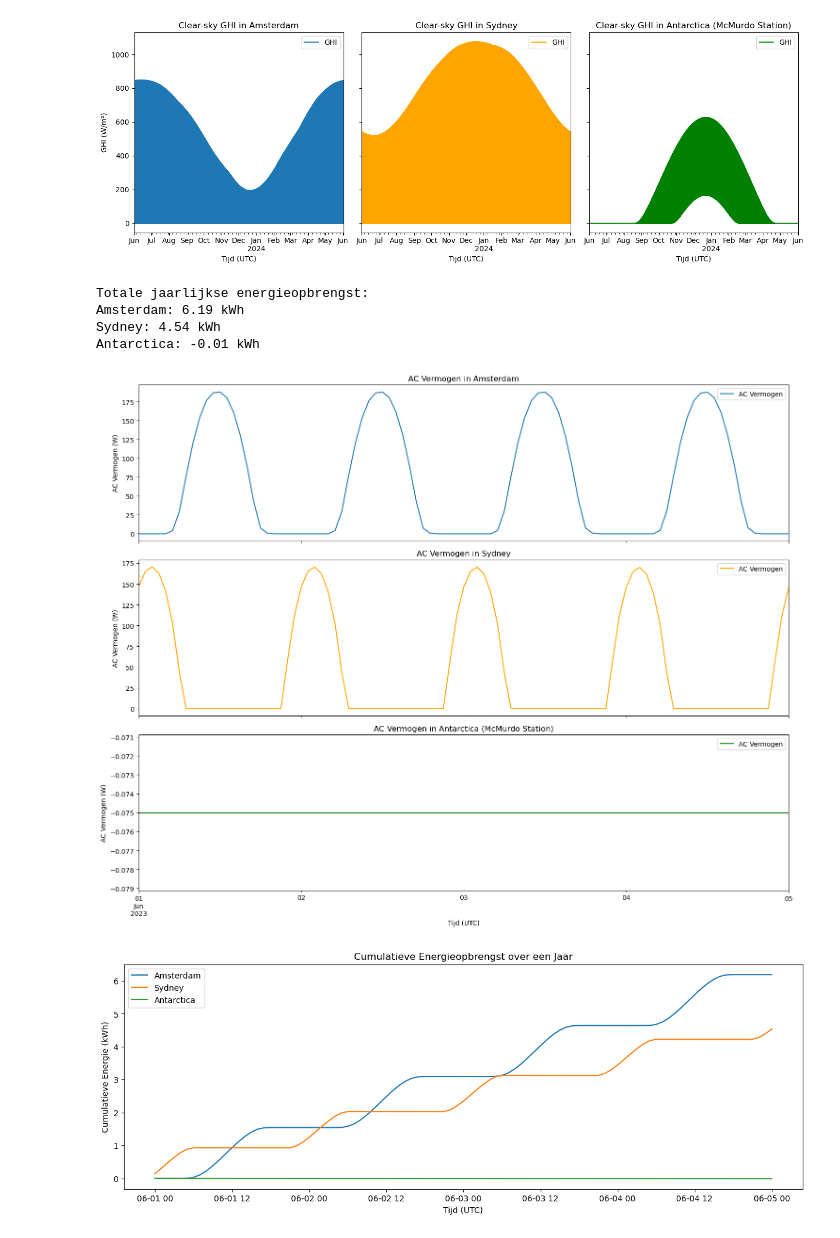
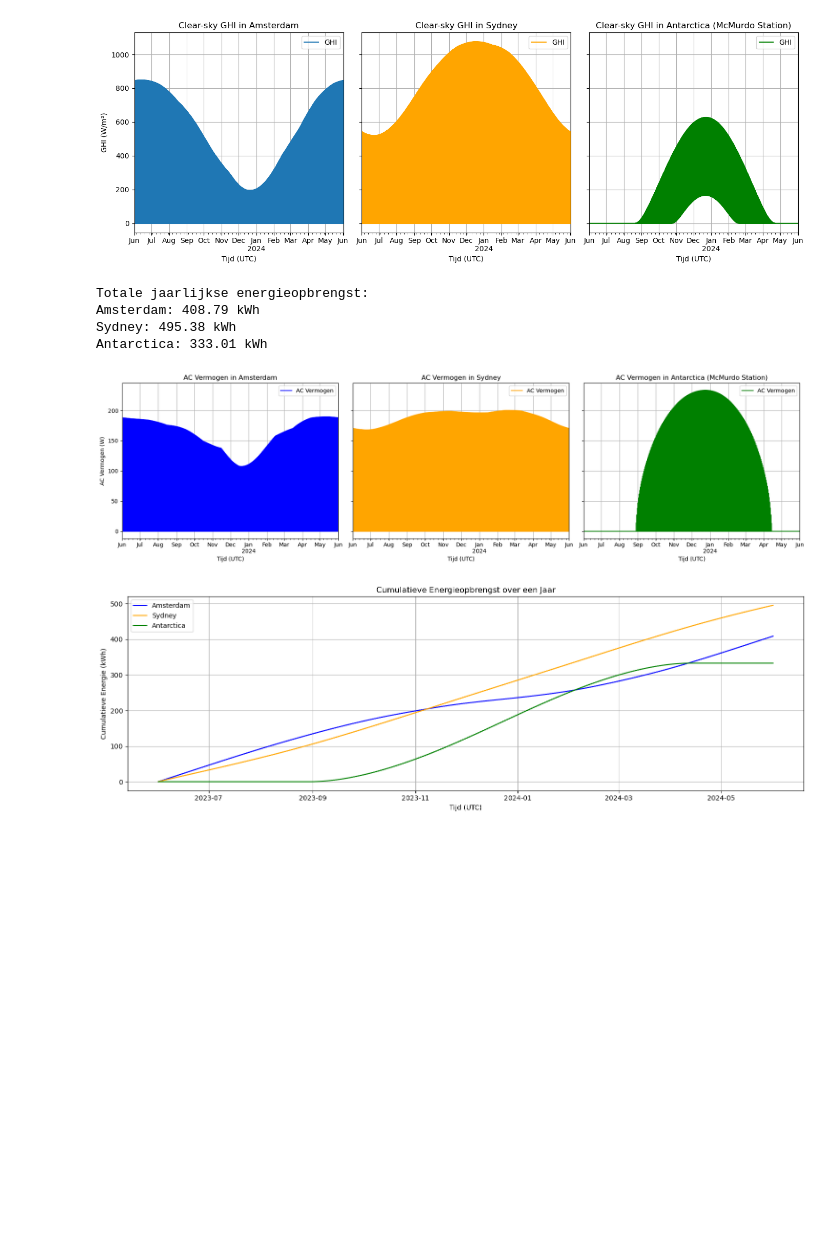
Before and after one commit to Qrax/PV-Systems-Data, a Jupyter notebook: PVlib simulaties oefenen.ipynb, the cells around one changed output. Cells and saved outputs as stored; diff of their text form; code cells hidden in the pictures; blank space fills up the shorter version.

```diff
--- a/PVlib simulaties oefenen.ipynb
+++ b/PVlib simulaties oefenen.ipynb
@@ -44,9 +44,10 @@ clearsky_antarctica = location_antarctica.get_clearsky(times, model='ineichen')
 
 # Creëer een figure met twee subplots naast elkaar
 fig, axes = plt.subplots(1, 3, figsize=(14, 5), sharey=True)
-
+plt.grid(True)
 # Plot voor Amsterdam
 clearsky_amsterdam['ghi'].plot(ax=axes[0], label='GHI')
+axes[0].grid(True)
 axes[0].set_ylabel('GHI (W/m²)')
 axes[0].set_xlabel('Tijd (UTC)')
 axes[0].set_title('Clear-sky GHI in {}'.format(name_amsterdam))
@@ -54,6 +55,7 @@ axes[0].legend()
 
 # Plot voor Sydney
 clearsky_sydney['ghi'].plot(ax=axes[1], label='GHI', color='orange')
+axes[1].grid(True)
 axes[1].set_ylabel('GHI (W/m²)')
 axes[1].set_xlabel('Tijd (UTC)')
 axes[1].set_title('Clear-sky GHI in {}'.format(name_sydney))
@@ -61,6 +63,7 @@ axes[1].legend()
 
 # Plot voor Antarctica
 clearsky_antarctica['ghi'].plot(ax=axes[2], label='GHI', color='green')
+axes[2].grid(True)
 axes[2].set_ylabel('GHI (W/m²)')
 axes[2].set_xlabel('Tijd (UTC)')
 axes[2].set_title('Clear-sky GHI in {}'.format(name_antarctica))
@@ -69,7 +72,7 @@ axes[2].legend()
 plt.tight_layout()
 plt.show()
 # %% [output]
-[figure, old version]
+[figure, new version]
 # %%
 import pvlib
 import numpy as np
@@ -96,12 +99,32 @@ timezone_antarctica = 'Antarctica/McMurdo'
 name_antarctica = 'Antarctica (McMurdo Station)'
 
 # Initialiseer locaties
-location_amsterdam = Location(latitude=latitude_amsterdam, longitude=longitude_amsterdam, tz=timezone_amsterdam, name=name_amsterdam)
-location_sydney = Location(latitude=latitude_sydney, longitude=longitude_sydney, tz=timezone_sydney, name=name_sydney)
-location_antarctica = Location(latitude=latitude_antarctica, longitude=longitude_antarctica, tz=timezone_antarctica, name=name_antarctica)
+location_amsterdam = Location(
+    latitude=latitude_amsterdam,
+    longitude=longitude_amsterdam,
+    tz=timezone_amsterdam,
+    name=name_amsterdam
+)
+location_sydney = Location(
+    latitude=latitude_sydney,
+    longitude=longitude_sydney,
+    tz=timezone_sydney,
+    name=name_sydney
+)
+location_antarctica = Location(
+    latitude=latitude_antarctica,
+    longitude=longitude_antarctica,
+    tz=timezone_antarctica,
+    name=name_antarctica
+)
 
 # Definieer de tijdstippen in UTC over een jaar
-times = pd.date_range(start='2023-06-01', end='2023-06-05', freq='1H', tz='UTC')
+times = pd.date_range(
+    start='2023-06-01',
+    end='2024-06-01',
+    freq='1H',
+    tz='UTC'
+)
 
 # Bereken de zonnepositie
 solar_position_amsterdam = location_amsterdam.get_solarposition(times)
@@ -171,12 +194,6 @@ mc_amsterdam.run_model(weather_amsterdam)
 mc_sydney.run_model(weather_sydney)
 mc_antarctica.run_model(weather_antarctica)
 
-# Voer de berekeningen uit met weergegevens
-mc_amsterdam.run_model(weather_amsterdam)
-mc_sydney.run_model(weather_sydney)
-mc_antarctica.run_model(weather_antarctica)
-
-
 # Haal de AC-vermogenoutput op
 ac_power_amsterdam = mc_amsterdam.results.ac
 ac_power_sydney = mc_sydney.results.ac
@@ -192,49 +209,54 @@ print('Amsterdam: {:.2f} kWh'.format(energy_amsterdam))
 print('Sydney: {:.2f} kWh'.format(energy_sydney))
 print('Antarctica: {:.2f} kWh'.format(energy_antarctica))
 
-# Visualiseer de AC-vermogenoutput
-fig, axes = plt.subplots(3, 1, figsize=(15, 12), sharex=True)
+# Visualiseer de AC-vermogenoutput met subplots naast elkaar
+fig, axes = plt.subplots(1, 3, figsize=(18, 5), sharey=True)
 
 # Plot voor Amsterdam
-ac_power_amsterdam.plot(ax=axes[0], label='AC Vermogen')
+ac_power_amsterdam.plot(ax=axes[0], label='AC Vermogen', color='blue')
+axes[0].grid(True)
 axes[0].set_ylabel('AC Vermogen (W)')
 axes[0].set_title('AC Vermogen in {}'.format(name_amsterdam))
+axes[0].set_xlabel('Tijd (UTC)')
 axes[0].legend()
 
 # Plot voor Sydney
 ac_power_sydney.plot(ax=axes[1], label='AC Vermogen', color='orange')
-axes[1].set_ylabel('AC Vermogen (W)')
+axes[1].grid(True)
 axes[1].set_title('AC Vermogen in {}'.format(name_sydney))
+axes[1].set_xlabel('Tijd (UTC)')
 axes[1].legend()
 
 # Plot voor Antarctica
 ac_power_antarctica.plot(ax=axes[2], label='AC Vermogen', color='green')
-axes[2].set_ylabel('AC Vermogen (W)')
+axes[2].grid(True)
 axes[2].set_title('AC Vermogen in {}'.format(name_antarctica))
+axes[2].set_xlabel('Tijd (UTC)')
 axes[2].legend()
 
-plt.xlabel('Tijd (UTC)')
 plt.tight_layout()
 plt.show()
 
-# Visualiseer de cumulatieve energieopbrengst
+# Visualiseer de cumulatieve energieopbrengst (blijft zoals het was)
 cumulative_energy_amsterdam = ac_power_amsterdam.cumsum() / 1000  # in kWh
 cumulative_energy_sydney = ac_power_sydney.cumsum() / 1000
 cumulative_energy_antarctica = ac_power_antarctica.cumsum() / 1000
 
 plt.figure(figsize=(15, 5))
-plt.plot(cumulative_energy_amsterdam.index, cumulative_energy_amsterdam, label='Amsterdam')
-plt.plot(cumulative_energy_sydney.index, cumulative_energy_sydney, label='Sydney')
-plt.plot(cumulative_energy_antarctica.index, cumulative_energy_antarctica, label='Antarctica')
+plt.plot(cumulative_energy_amsterdam.index, cumulative_energy_amsterdam, label='Amsterdam', color='blue')
+plt.plot(cumulative_energy_sydney.index, cumulative_energy_sydney, label='Sydney', color='orange')
+plt.plot(cumulative_energy_antarctica.index, cumulative_energy_antarctica, label='Antarctica', color='green')
 plt.ylabel('Cumulatieve Energie (kWh)')
 plt.xlabel('Tijd (UTC)')
 plt.title('Cumulatieve Energieopbrengst over een Jaar')
 plt.legend()
+plt.grid(True)
+plt.tight_layout()
 plt.show()
 # %% [output]
 Totale jaarlijkse energieopbrengst:
-Amsterdam: 6.19 kWh
-Sydney: 4.54 kWh
-Antarctica: -0.01 kWh
+Amsterdam: 408.79 kWh
+Sydney: 495.38 kWh
+Antarctica: 333.01 kWh
-[figure, old version]
+[figure, new version]
-[figure, old version]
+[figure, new version]
```
Also changed, not shown: 5 other files.
